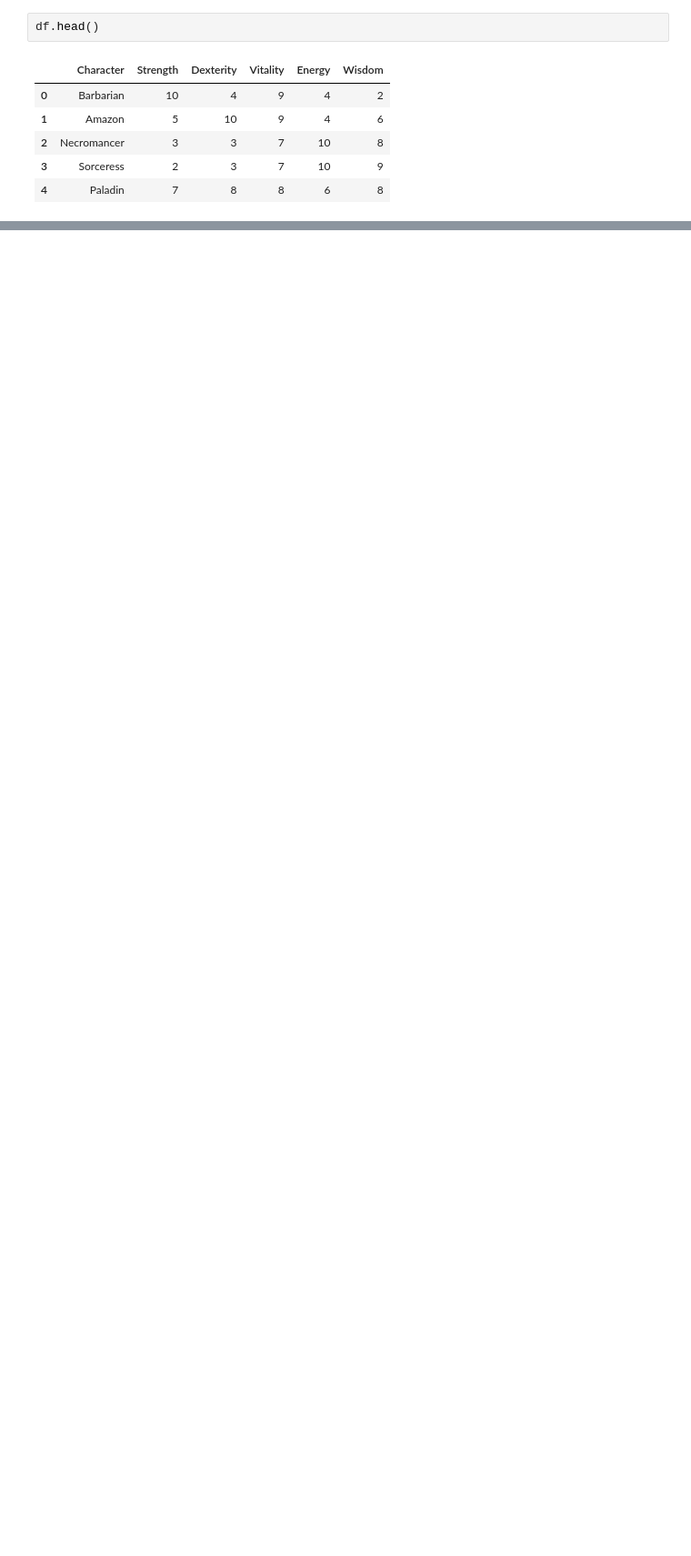
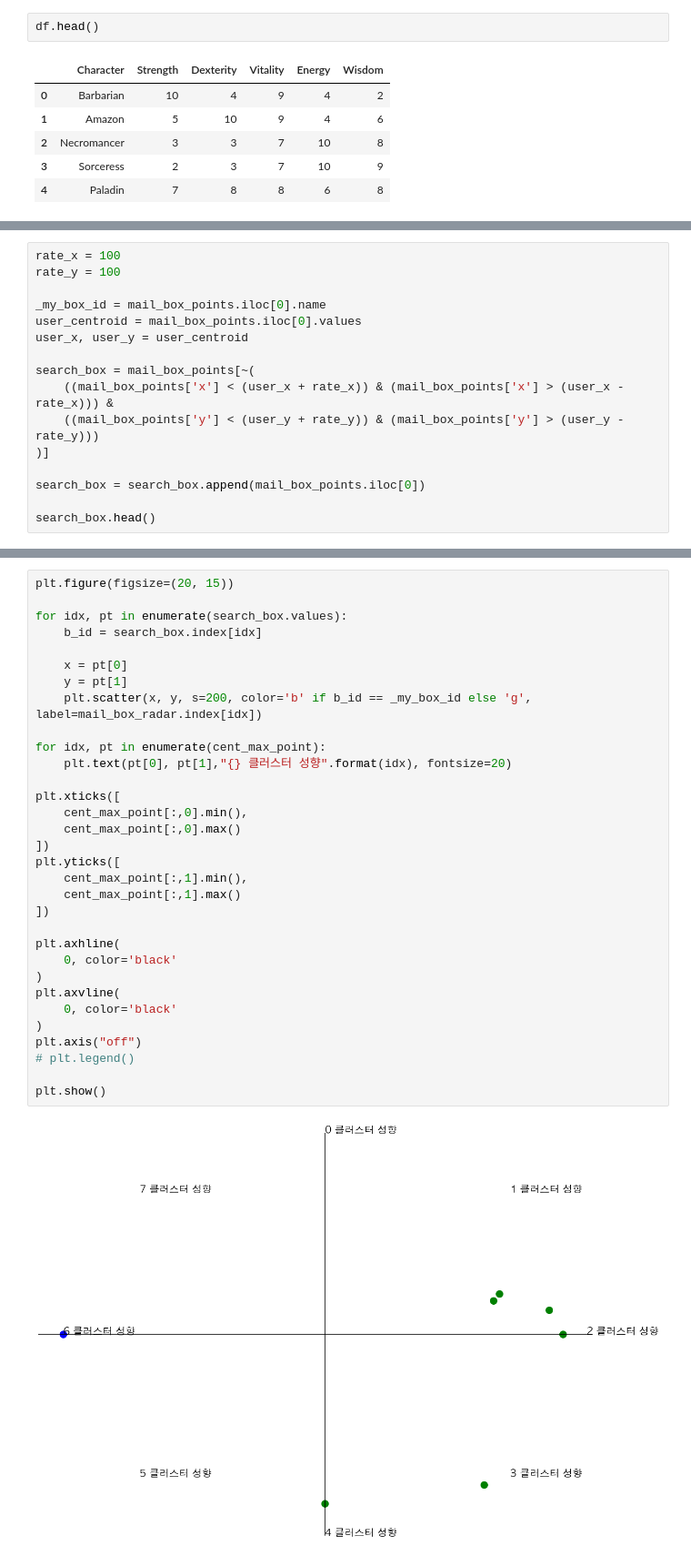
Before and after one commit to formegusto/research-muletter, a Jupyter notebook: pt4. MailBox Clustering.ipynb, the cells around one changed output, grey strips where cells are left out. Shown at 91% size. Cells and saved outputs as stored; diff of their text form; blank space fills up the shorter version.

```diff
--- a/pt4. MailBox Clustering.ipynb
+++ b/pt4. MailBox Clustering.ipynb
@@ -636,0 +607,16 @@ Name: 623d861aacf38dfa6647bd5c, dtype: float64
+# %%
+rate_x = 100
+rate_y = 100
+
+_my_box_id = mail_box_points.iloc[0].name
+user_centroid = mail_box_points.iloc[0].values
+user_x, user_y = user_centroid
+
+search_box = mail_box_points[~(
+    ((mail_box_points['x'] < (user_x + rate_x)) & (mail_box_points['x'] > (user_x - rate_x))) &
+    ((mail_box_points['y'] < (user_y + rate_y)) & (mail_box_points['y'] > (user_y - rate_y)))
+)]
+
+search_box = search_box.append(mail_box_points.iloc[0])
+
+search_box.head()
@@ -636,0 +630,34 @@ Name: 623d861aacf38dfa6647bd5c, dtype: float64
+# %%
+plt.figure(figsize=(20, 15))
+
+for idx, pt in enumerate(search_box.values):
+    b_id = search_box.index[idx]
+
+    x = pt[0]
+    y = pt[1]
+    plt.scatter(x, y, s=200, color='b' if b_id == _my_box_id else 'g', label=mail_box_radar.index[idx])
+
+for idx, pt in enumerate(cent_max_point):
+    plt.text(pt[0], pt[1],"{} 클러스터 성향".format(idx), fontsize=20)
+
+plt.xticks([
+    cent_max_point[:,0].min(),
+    cent_max_point[:,0].max()
+])
+plt.yticks([
+    cent_max_point[:,1].min(),
+    cent_max_point[:,1].max()
+])
+
+plt.axhline(
+    0, color='black'
+)
+plt.axvline(
+    0, color='black'
+)
+plt.axis("off")
+# plt.legend()
+
+plt.show()
+# %% [output]
+[figure, added]
```
Also changed, not shown: parts of 46 cells of this notebook.
